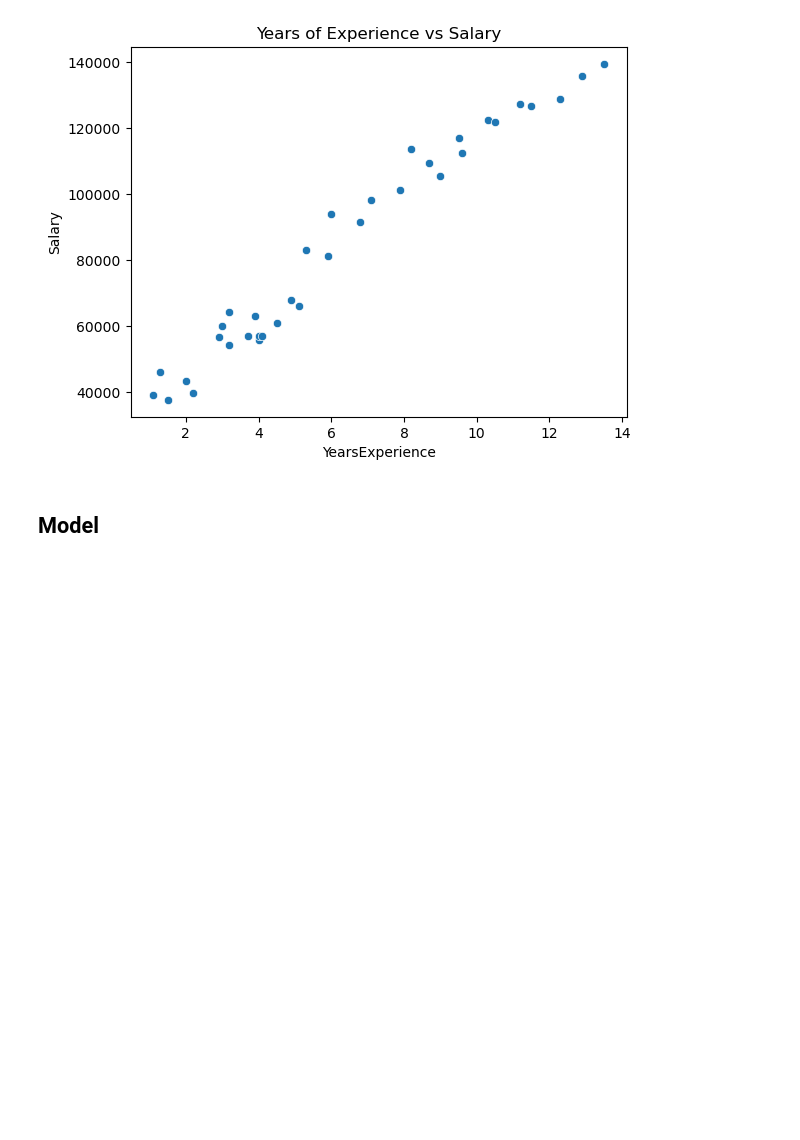
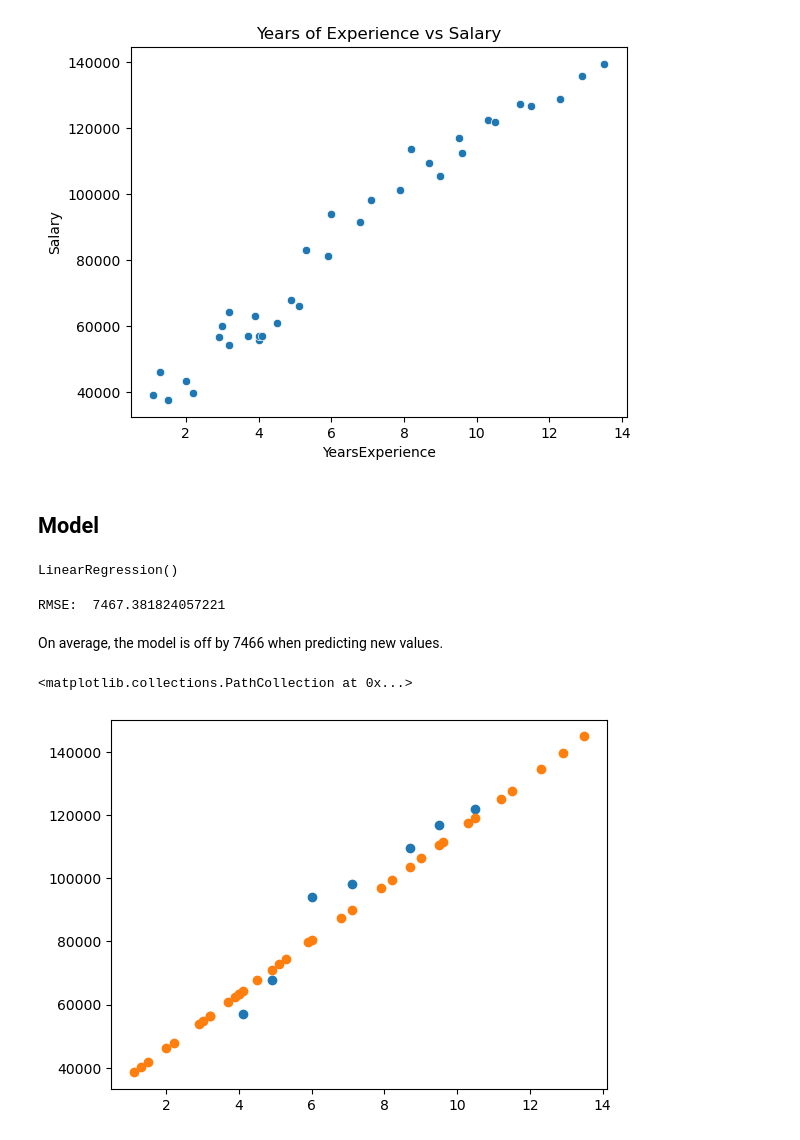
Before and after one commit to lilianabs/ml-beginner-projects, a Jupyter notebook: project_1/salary_2.ipynb, the cells around one changed output. Cells and saved outputs as stored; diff of their text form; code cells hidden in the pictures; blank space fills up the shorter version.

```diff
--- a/project_1/salary_2.ipynb
+++ b/project_1/salary_2.ipynb
@@ -67,3 +67,8 @@ X = df.YearsExperience.values.reshape(-1, 1)
 y = df.Salary.values.reshape(-1, 1)
 # %%
 X_train, X_test, y_train, y_test = train_test_split(X, y, test_size=0.2, random_state=42)
+# %%
+lr = LinearRegression()
+lr.fit(X_train, y_train)
+# %% [output]
+LinearRegression()
@@ -69,0 +77,14 @@ X_train, X_test, y_train, y_test = train_test_split(X, y, test_size=0.2, random_
+# %%
+print("RMSE: ", np.sqrt(mean_squared_error(y_test, y_pred)))
+# %% [output]
+RMSE:  7467.381824057221
+# %% [markdown]
+On average, the model is off by 7466 when predicting new values.
+# %%
+y_full = lr.predict(X)
+# %%
+plt.scatter(x=X_test, y=y_test, label="Actual")
+plt.scatter(x=X, y=y_full, label="Train")
+# %% [output]
+<matplotlib.collections.PathCollection at 0x...>
+[figure, added]
```
Also changed, not shown: parts of 1 cell of this notebook.
